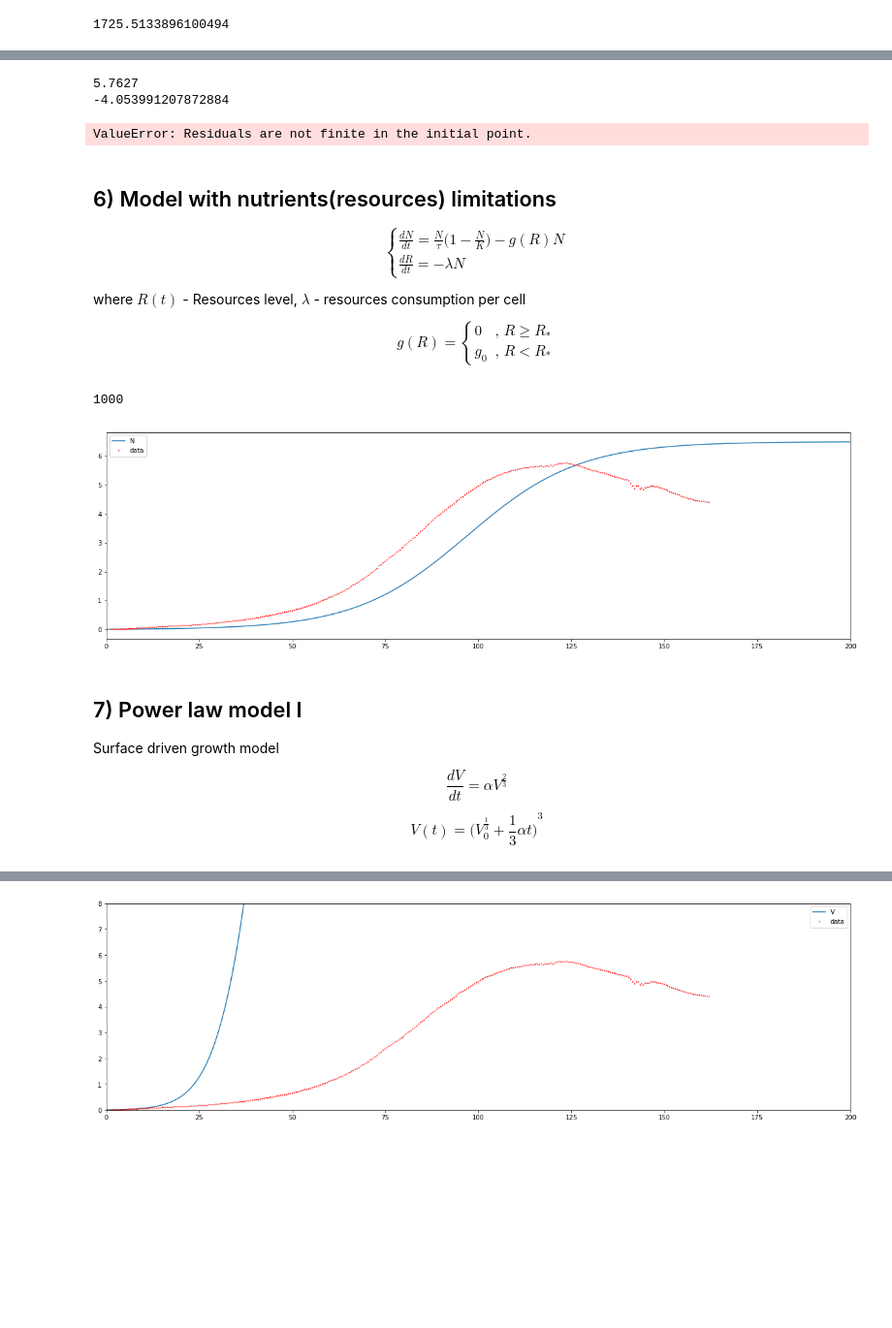
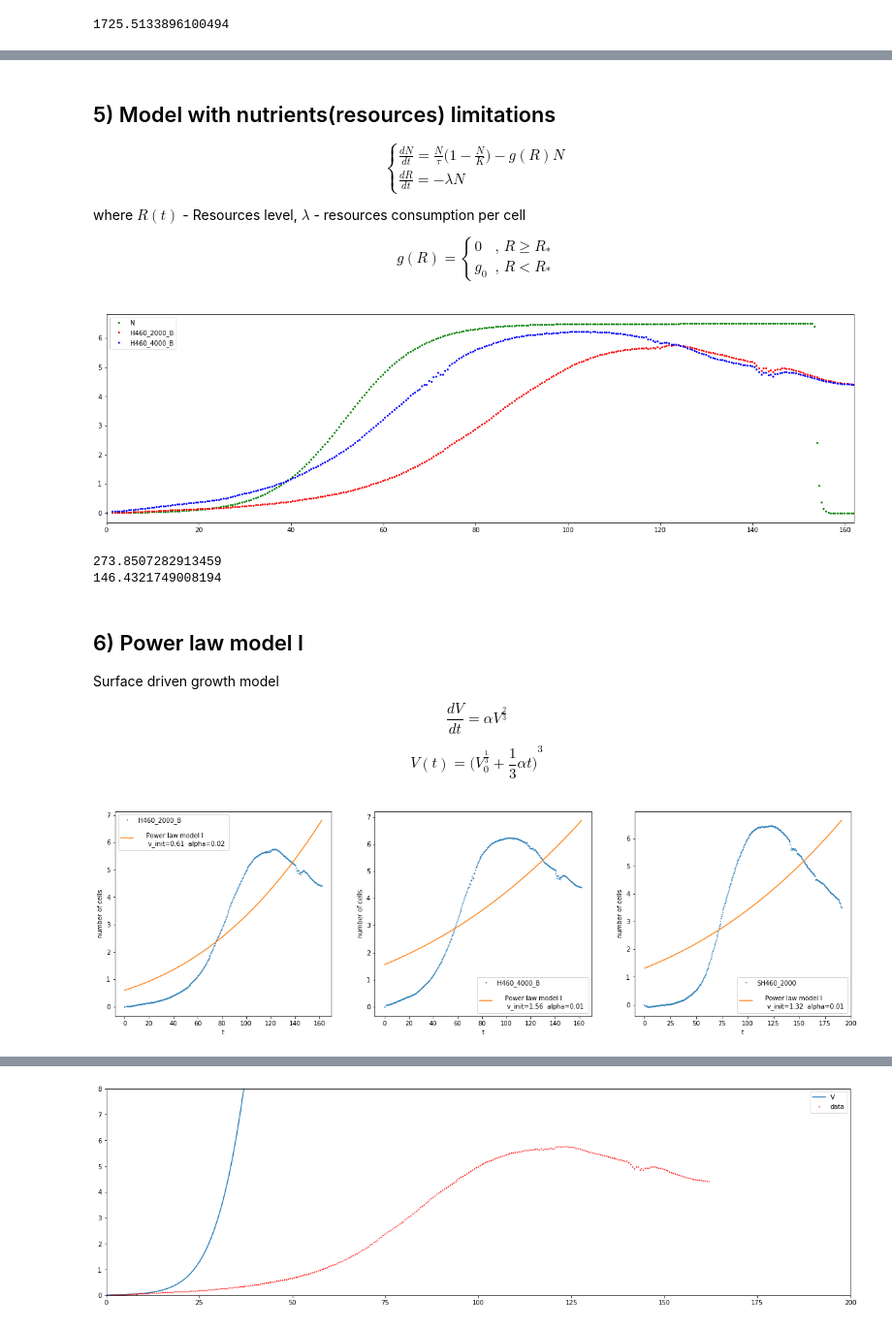
Before and after one commit to CalmScout/mathematical_oncology_course, a Jupyter notebook: practica_01/practica_01.ipynb, the cells around one changed output, grey strips where cells are left out. Shown at 97% size. Cells and saved outputs as stored; diff of their text form; code cells hidden in the pictures; blank space fills up the shorter version.

```diff
--- a/practica_01/practica_01.ipynb
+++ b/practica_01/practica_01.ipynb
@@ -339,20 +329,5 @@ def model_5(t, tau):
-# %%
-K_MAX = K_1
-print(K_MAX)
-print(np.log(0.1 / K_MAX))
-popt_5_1, pcov_5_1 = curve_fit(model_5, d_time_1, d_val_1_2000, bounds=(0.1, 1000))
-K_MAX = K_2
-print(K_MAX)
-popt_5_2, pcov_5_2 = curve_fit(model_5, d_time_1, d_val_1_4000, bounds=(0.1, 1000))
-K_MAX = K_3
-print(K_MAX)
-popt_5_3, pcov_5_3 = curve_fit(model_5, d_time_2, d_val_2, bounds=(0.1, 1000))
-# %% [output]
-5.7627
--4.053991207872884
-ValueError: Residuals are not finite in the initial point.
 # %% [markdown]
-## 6) Model with nutrients(resources) limitations
+## 5) Model with nutrients(resources) limitations
 $$
 \begin{equation*}
     \begin{cases}
@@ -376,7 +351,7 @@ $$
 \end{equation*}
 $$
 # %%
-def model_6_system(x, t, tau=3.0, K=6.5,lamb=1.5):
+def model_5_system(x, t, tau=8.0, K=6.5, lamb=1.5):
     """
     System of equations corresponding to model with nutrients limitations.
     """
@@ -393,16 +368,15 @@ def model_6_system(x, t, tau=3.0, K=6.5,lamb=1.5):
     return [dndt, drdt]
 # %%
 x0 = [1e-2, 1000]
-t = np.linspace(0, 200, 1000)
-x = odeint(model_6_system, x0, t)
-len(t)
+# t = np.linspace(0, 200, 1000)
+t = data[0]['H460_2000_B'].index.values
+x = odeint(model_5_system, x0, t)
-# %% [output]
-1000
 # %%
-plt.plot(x[:, 0], label='N')
+plt.plot(t, x[:, 0],'go', label='N', markersize=2)
 # plt.plot(x[:, 1], label='R')
-plt.plot(data[0]['H460_2000_B'], 'ro', markersize=1, label='data')
-plt.xlim(0, 200)
+plt.plot(t, data[0]['H460_2000_B'], 'ro', markersize=2, label='H460_2000_B')
+plt.plot(t, data[0]['H460_4000_B'], 'bo', markersize=2, label='H460_4000_B')
+plt.xlim(0, 162)
 plt.legend();
 # %% [output]
-[figure, old version]
+[figure, new version]
@@ -409,5 +395,11 @@ plt.legend();
+# %%
+print(compute_array_abs_diff(t, x[:, 0], data[0]['H460_2000_B']))
+print(compute_array_abs_diff(t, x[:, 0], data[0]['H460_4000_B']))
+# %% [output]
+273.8507282913459
+146.4321749008194
 # %% [markdown]
-## 7) Power law model I
+## 6) Power law model I
 Surface driven growth model
 
 $$
@@ -423,3 +415,7 @@ def model_7(t, v_init, alpha):
     Power law model I
     """
     return np.power(np.power(v_init, 1/3) + alpha * t / 3, 3)
+# %%
+popt_list_6 = fit_and_plot_collection(data, model_6, bounds=(0, [10, 100]))
+# %% [output]
+[figure, added]
```
Also changed, not shown: parts of 34 cells of this notebook, 2 other files.
